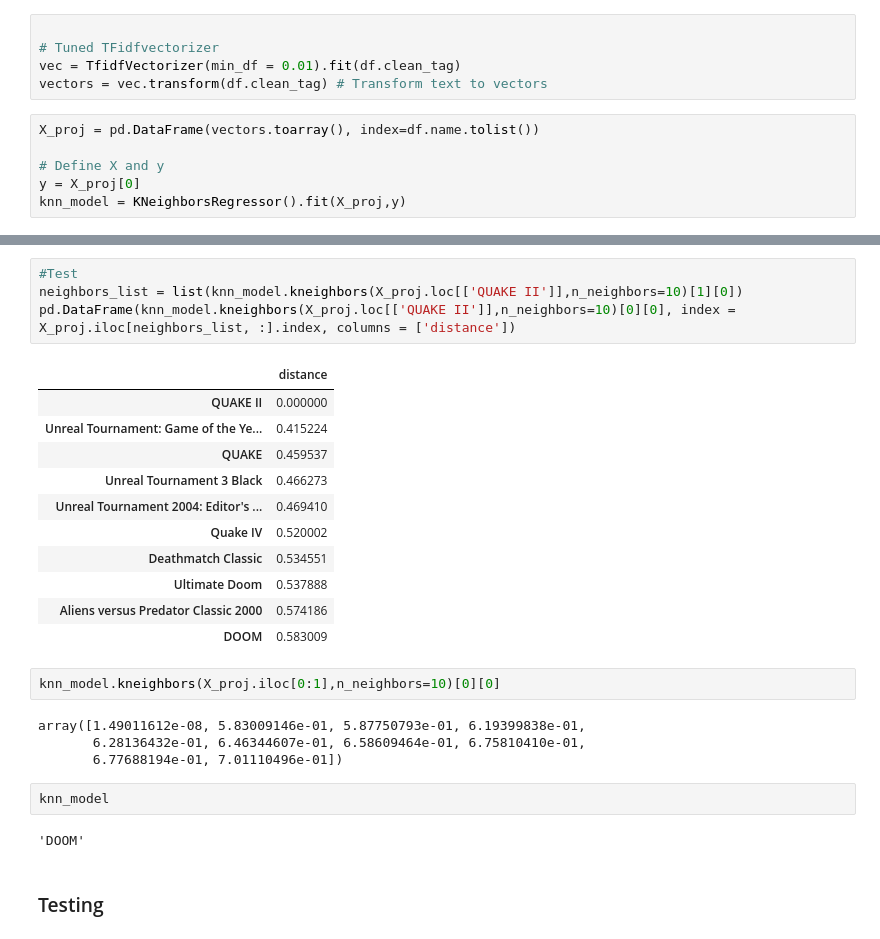
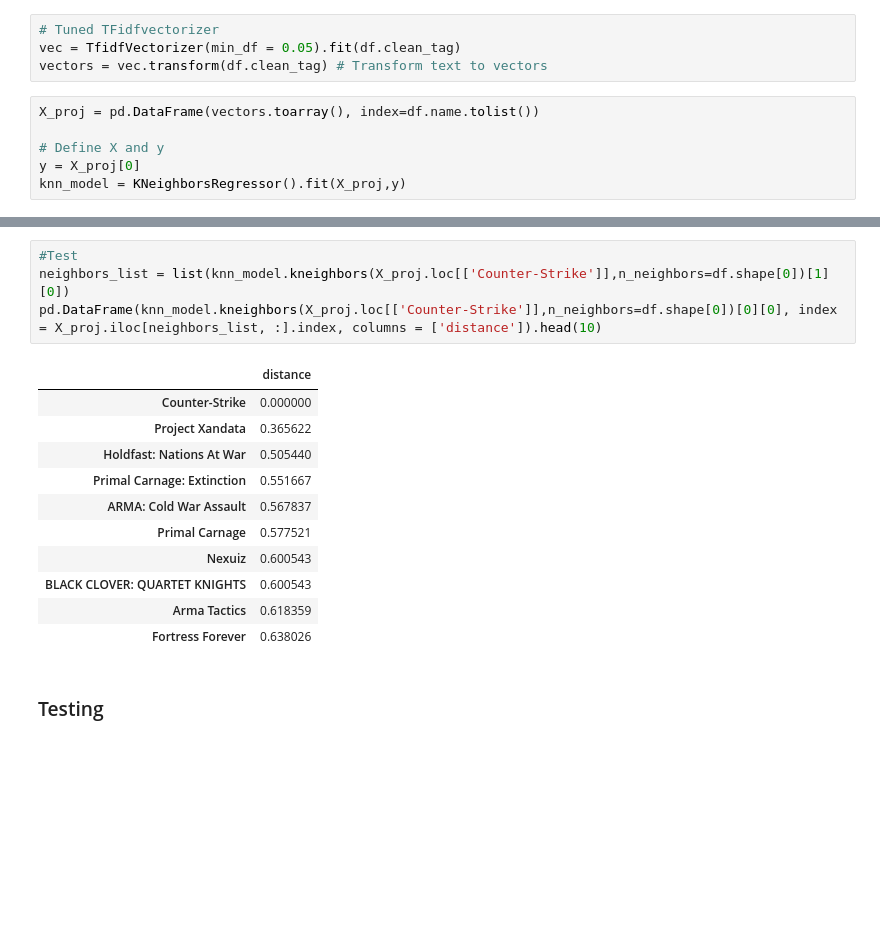
Before and after one commit to JoaoMarques1/find_your_inner_gamer, a Jupyter notebook: notebooks/Baseline Model KNN.ipynb, the cells around one changed output, grey strips where cells are left out. Drawn from its saved outputs; the diff is of its cells as text; blank space fills up the shorter version.

Commit message:
addind test to baseline model

```diff
--- a/notebooks/Baseline Model KNN.ipynb
+++ b/notebooks/Baseline Model KNN.ipynb
@@ -54,9 +51,8 @@ df['clean_tag'] = df['tags'].apply(clean)
 # %%
 df = df.drop(['tags','genre' , 'popular_tags'],axis  =1)
 # %%
-
 # Tuned TFidfvectorizer
-vec = TfidfVectorizer(min_df = 0.01).fit(df.clean_tag)
+vec = TfidfVectorizer(min_df = 0.05).fit(df.clean_tag)
 vectors = vec.transform(df.clean_tag) # Transform text to vectors
 # %%
 X_proj = pd.DataFrame(vectors.toarray(), index=df.name.tolist())
@@ -73,29 +63,19 @@ X_proj.loc[['DOOM']]
 # %%
 #Test
-neighbors_list = list(knn_model.kneighbors(X_proj.loc[['QUAKE II']],n_neighbors=10)[1][0])
-pd.DataFrame(knn_model.kneighbors(X_proj.loc[['QUAKE II']],n_neighbors=10)[0][0], index = X_proj.iloc[neighbors_list, :].index, columns = ['distance'])
+neighbors_list = list(knn_model.kneighbors(X_proj.loc[['Counter-Strike']],n_neighbors=df.shape[0])[1][0])
+pd.DataFrame(knn_model.kneighbors(X_proj.loc[['Counter-Strike']],n_neighbors=df.shape[0])[0][0], index = X_proj.iloc[neighbors_list, :].index, columns = ['distance']).head(10)
 # %% [output]
 |  | distance |
-| QUAKE II | 0.000000 |
-| Unreal Tournament: Game of the Ye... | 0.415224 |
-| QUAKE | 0.459537 |
-| Unreal Tournament 3 Black | 0.466273 |
-| Unreal Tournament 2004: Editor's ... | 0.469410 |
-| Quake IV | 0.520002 |
-| Deathmatch Classic | 0.534551 |
-| Ultimate Doom | 0.537888 |
-| Aliens versus Predator Classic 2000 | 0.574186 |
-| DOOM | 0.583009 |
+| Counter-Strike | 0.000000 |
+| Project Xandata | 0.365622 |
+| Holdfast: Nations At War | 0.505440 |
+| Primal Carnage: Extinction | 0.551667 |
+| ARMA: Cold War Assault | 0.567837 |
+| Primal Carnage | 0.577521 |
+| Nexuiz | 0.600543 |
+| BLACK CLOVER: QUARTET KNIGHTS | 0.600543 |
+| Arma Tactics | 0.618359 |
+| Fortress Forever | 0.638026 |
-# %%
-knn_model.kneighbors(X_proj.iloc[0:1],n_neighbors=10)[0][0]
-# %% [output]
-array([1.49011612e-08, 5.83009146e-01, 5.87750793e-01, 6.19399838e-01,
-       6.28136432e-01, 6.46344607e-01, 6.58609464e-01, 6.75810410e-01,
-       6.77688194e-01, 7.01110496e-01])
-# %%
-knn_model
-# %% [output]
-'DOOM'
 # %% [markdown]
 ### Testing
 # %%
```
Also changed, not shown: parts of 36 cells of this notebook, 1 other file.
